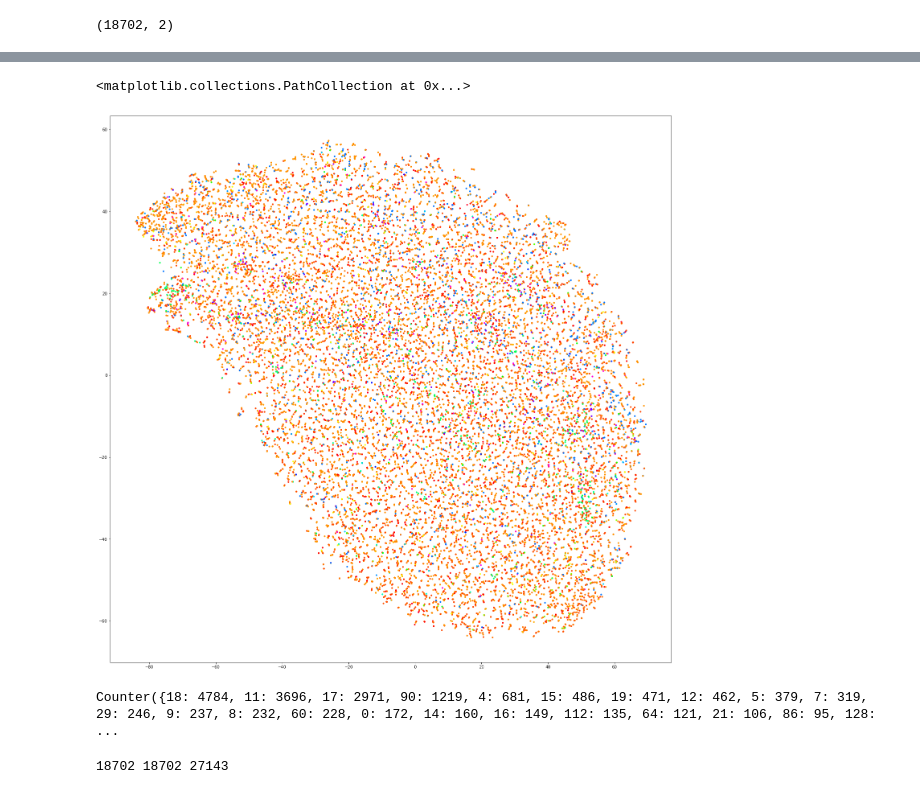
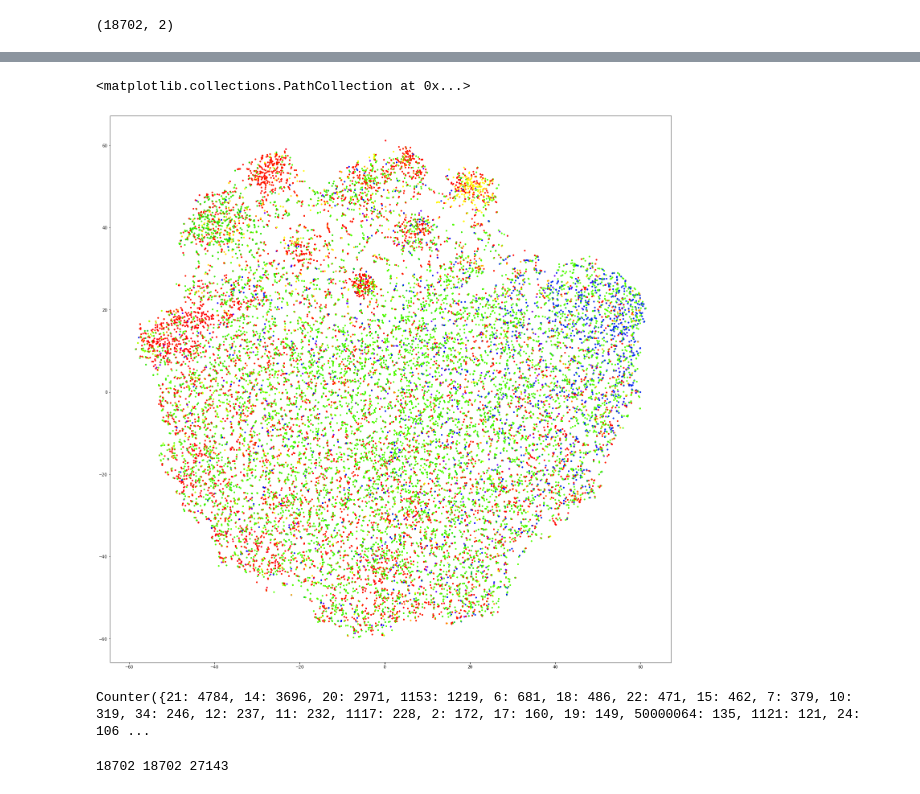
Before and after one commit to lillijo/nlp-musrec-lyrics, a Jupyter notebook: Doc2Vec.ipynb, the cells around one changed output, grey strips where cells are left out. Drawn from its saved outputs; the diff is of its cells as text; code cells hidden in the pictures.

Commit message:
training

```diff
--- a/Doc2Vec.ipynb
+++ b/Doc2Vec.ipynb
@@ -28,8 +30,8 @@ print(len(test_documents),test_documents[5])
 with open('word_counts.json','r') as xc:
     word_count_dict= json.load(xc)
 # %%
-model = Doc2Vec(vector_size=25, epochs=3, window=5, min_count=2, workers=4)
+model = Doc2Vec(train_documents, vector_size=10, epochs=30, window=2, min_count=5, workers=6)
 
-model.build_vocab_from_freq(word_count_dict)
+#model.build_vocab_from_freq(word_count_dict)
 # %%
-#model.train(train_documents, total_examples=model.corpus_count, epochs=model.epochs)
+model.train(train_documents, total_examples=model.corpus_count, epochs=20)
@@ -38,5 +38,5 @@ TypeError: Either one of corpus_file or documents value must be provided
 # %%
-model = Doc2Vec(documents=train_documents, vector_size=15, epochs=4, window=5, min_count=5, workers=4)
+#model = Doc2Vec(documents=train_documents, vector_size=15, epochs=4, window=5, min_count=5, workers=4)
 fname = get_tmpfile("lyrics2vec_model")
 model.save(fname)
   # you can continue training with the loaded model!
@@ -59,7 +63,11 @@ colors = [unique_colors.index(i) for i in genres]
 132
 # %%
 X = np.array([i[0] for i in inferred_vectors])
-X_embedded = TSNE(n_components=2,init='random', random_state=0, perplexity=20).fit_transform(X)
+X_embedded = TSNE(n_components=2, perplexity=50).fit_transform(X)
 X_embedded.shape
+
+with open("t_sne_vectors","wb") as tsne_json:
+    pickle.dump(X_embedded,tsne_json)
+tsne_json.close()
 # %% [output]
 (18702, 2)
@@ -66,17 +100,17 @@ X_embedded.shape
 # %%
 plt.figure(figsize=(25, 25))
 
-plt.scatter([i[0] for i in X_embedded],[i[1] for i in X_embedded],c=colors,cmap='gist_rainbow', s=10)
+plt.scatter([i[0] for i in X_embedded],[i[1] for i in X_embedded],c=countColors,cmap='prism', s=10)
 # %% [output]
 <matplotlib.collections.PathCollection at 0x...>
-[figure, old version]
+[figure, new version]
 # %%
 #set([i['primary_genres']['music_genre_list'][0]['music_genre']['music_genre_parent_id'] for i in tracks])
 
-counter = collections.Counter(colors)
+counter = collections.Counter(genres)
 print(counter)
 # %% [output]
-Counter({18: 4784, 11: 3696, 17: 2971, 90: 1219, 4: 681, 15: 486, 19: 471, 12: 462, 5: 379, 7: 319, 29: 246, 9: 237, 8: 232, 60: 228, 0: 172, 14: 160, 16: 149, 112: 135, 64: 121, 21: 106, 86: 95, 128: ...
+Counter({21: 4784, 14: 3696, 20: 2971, 1153: 1219, 6: 681, 18: 486, 22: 471, 15: 462, 7: 379, 10: 319, 34: 246, 12: 237, 11: 232, 1117: 228, 2: 172, 17: 160, 19: 149, 50000064: 135, 1121: 121, 24: 106 ...
 # %%
 #new_test_docs = []
 
```
Also changed, not shown: parts of 11 cells of this notebook, 3 other files.
